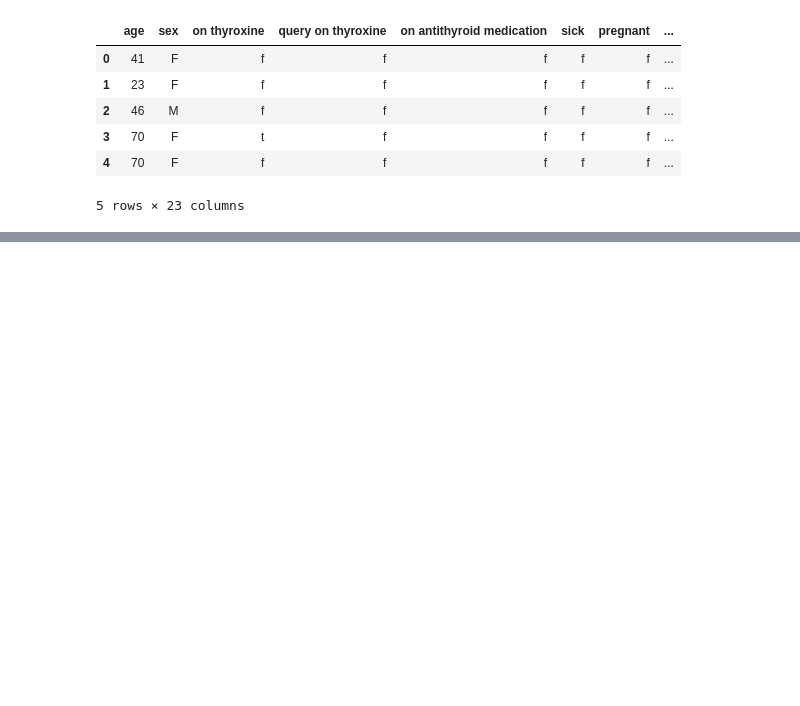
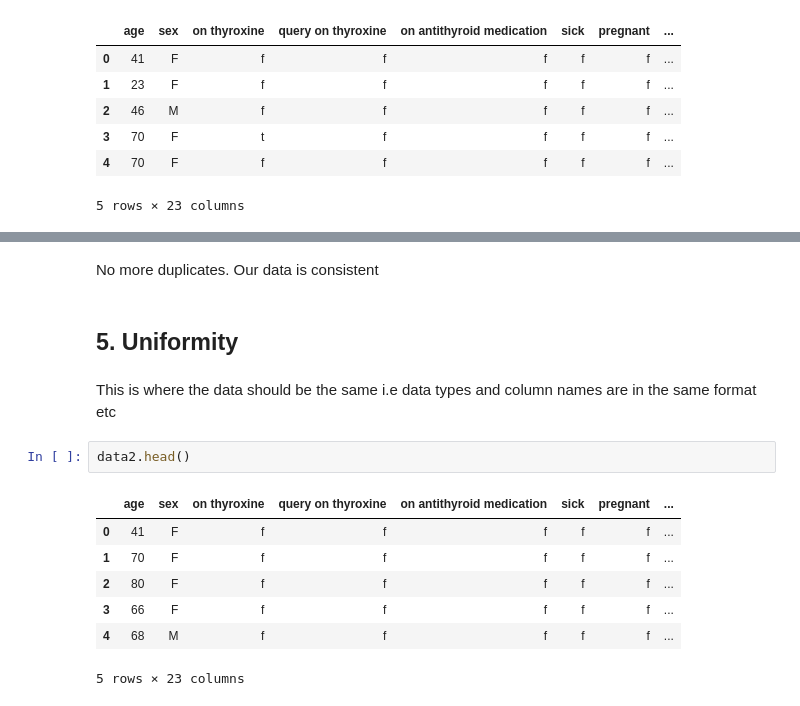
Before and after one commit to mbururyan/Hypothyroid-Disease-Detection-System, a Jupyter notebook: cleaning.ipynb, the cells around one changed output, grey strips where cells are left out. Cells and saved outputs as stored; diff of their text form; blank space fills up the shorter version.

```diff
--- a/cleaning.ipynb
+++ b/cleaning.ipynb
@@ -103,0 +263,16 @@ data1.head()
+# %% [markdown]
+No more duplicates. Our data is consistent
+# %% [markdown]
+## 5. Uniformity
+# %% [markdown]
+This is where the data should be the same i.e data types and column names are in the same format etc
+# %%
+data2.head()
+# %% [output]
+|  | age | sex | on thyroxine | query on thyroxine | on antithyroid medication | sick | pregnant | ... |
+| 0 | 41 | F | f | f | f | f | f | ... |
+| 1 | 70 | F | f | f | f | f | f | ... |
+| 2 | 80 | F | f | f | f | f | f | ... |
+| 3 | 66 | F | f | f | f | f | f | ... |
+| 4 | 68 | M | f | f | f | f | f | ... |
+5 rows × 23 columns
```
Also changed, not shown: parts of 35 cells of this notebook.
